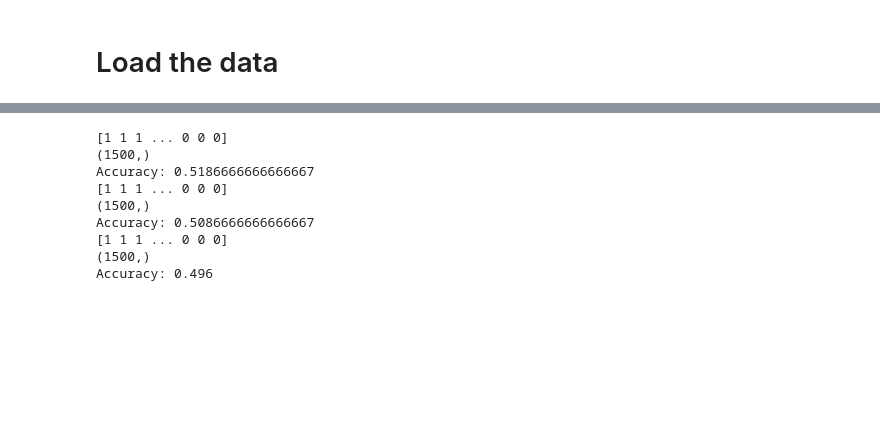
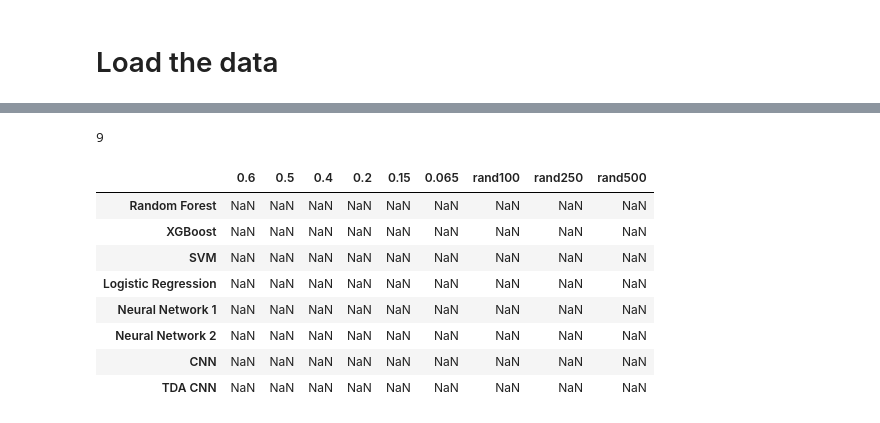
Before and after one commit to Azahramirez/GCW_TDA, a Jupyter notebook: 6Testing.ipynb, the cells around one changed output, grey strips where cells are left out. Saved outputs shown, nothing was run; the diff lists cells and outputs as text; code cells hidden in the pictures; blank space fills up the shorter version.

```diff
--- a/6Testing.ipynb
+++ b/6Testing.ipynb
@@ -171,32 +289,18 @@ Accuracy: 0.49933333333333335
-# %%
-signal_name= 'noisy_signals'
-labels_name ='labels'
-#list_of_R=[0.6, 0.5, 0.4, 0.2, 0.15, 0.065]
-list_of_R = ['rand100', 'rand250', 'rand500']
-
-for i in list_of_R:
-    # Load the data
-    datos_np = np.load(f'data/{signal_name}_{i}.npy')
-    labels = np.load(f'data/{labels_name}_{i}.npy')
-
-    # Process the data using PCA
-    X_test = procesamiento_pca(datos_np)
-    y_test = labels
-
-    y_pred_ruido = xgb_model.predict(X_test)
-    print(y_pred_ruido)
-    print(y_test.shape)
-
-    # Calculate accuracy
-    accuracy_ruido = accuracy_score(y_test, y_pred_ruido)
-    print("Accuracy:", accuracy_ruido)
-# %% [output]
-[1 1 1 ... 0 0 0]
-(1500,)
-Accuracy: 0.5186666666666667
-[1 1 1 ... 0 0 0]
-(1500,)
-Accuracy: 0.5086666666666667
-[1 1 1 ... 0 0 0]
-(1500,)
-Accuracy: 0.496
+# %%
+len(acc_global)
+# %% [output]
+9
+# %%
+# Change the name of the columns to str
+df.columns = [str(col) for col in df.columns]
+df
+# %% [output]
+|  | 0.6 | 0.5 | 0.4 | 0.2 | 0.15 | 0.065 | rand100 | rand250 | rand500 |
+| Random Forest | NaN | NaN | NaN | NaN | NaN | NaN | NaN | NaN | NaN |
+| XGBoost | NaN | NaN | NaN | NaN | NaN | NaN | NaN | NaN | NaN |
+| SVM | NaN | NaN | NaN | NaN | NaN | NaN | NaN | NaN | NaN |
+| Logistic Regression | NaN | NaN | NaN | NaN | NaN | NaN | NaN | NaN | NaN |
+| Neural Network 1 | NaN | NaN | NaN | NaN | NaN | NaN | NaN | NaN | NaN |
+| Neural Network 2 | NaN | NaN | NaN | NaN | NaN | NaN | NaN | NaN | NaN |
+| CNN | NaN | NaN | NaN | NaN | NaN | NaN | NaN | NaN | NaN |
+| TDA CNN | NaN | NaN | NaN | NaN | NaN | NaN | NaN | NaN | NaN |
```
Also changed, not shown: parts of 18 cells of this notebook, 7 other files.
